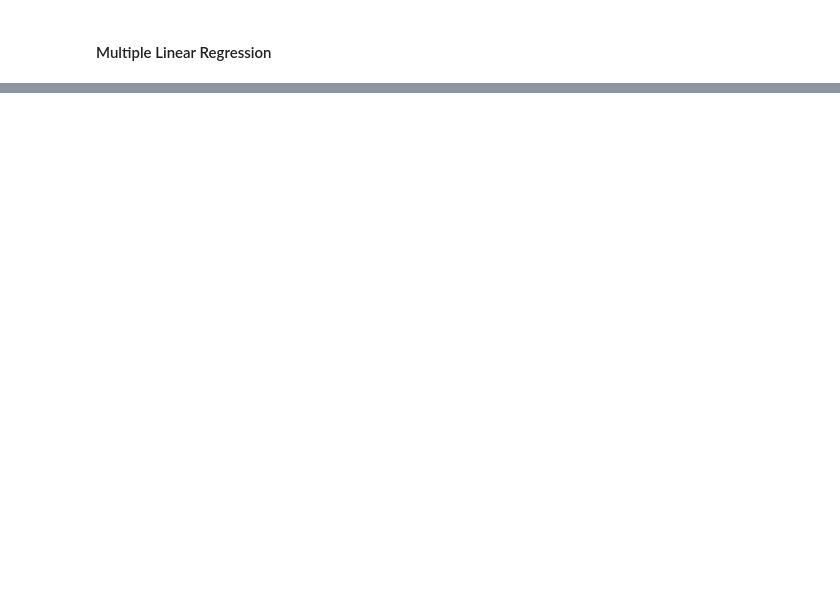
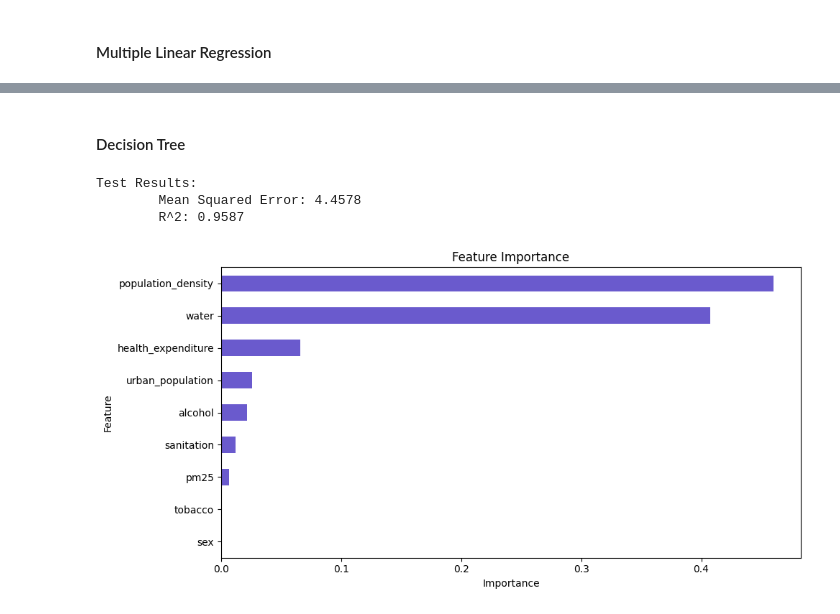
Before and after one commit to Gralerfics/SLDS_Project_OpenStudy, a Jupyter notebook: src/main.ipynb, the cells around one changed output, grey strips where cells are left out. Saved outputs shown, nothing was run; the diff lists cells and outputs as text; code cells hidden in the pictures; blank space fills up the shorter version.

```diff
--- a/src/main.ipynb
+++ b/src/main.ipynb
@@ -122,6 +126,7 @@ else:
 
     merged_df = merged_df.drop(columns = ['Country Code', 'Year Code']).dropna().reset_index(drop = True)
 
+    # Correlation Heatmap (Primtive)
     plt.figure(figsize = (10, 8))
     sns.heatmap(merged_df.corr(), annot = True, cmap = 'coolwarm', fmt = '.2f')
     plt.title('Feature Correlation Heatmap')
@@ -141,14 +146,15 @@ else:
                 # 'diabetes': row['diabetes'],
                 'tuberculosis': row['tuberculosis']
             }
-
         rows = []
         for i, row in dataset.iterrows():
             rows.append({'sex': 0, 'alcohol': row['alcohol_m'], 'tobacco': row['tobacco_m'], **get_reserved_terms(row)}) # , 'mortality': row['mortality_m']})
             rows.append({'sex': 1, 'alcohol': row['alcohol_f'], 'tobacco': row['tobacco_f'], **get_reserved_terms(row)}) # , 'mortality': row['mortality_f']})
         return pd.DataFrame(rows)
+    dataset = add_sex_dummy_variable(merged_df)
 
-    dataset = add_sex_dummy_variable(merged_df)
+    # Features
+    feature_names = ['sex', 'alcohol', 'tobacco', 'pm25', 'water', 'sanitation', 'health_expenditure', 'population_density', 'urban_population']
 
     # Divide into train and test data
     dataset_train, dataset_test = train_test_split(dataset, test_size = 1 - train_data_percentage, random_state = 233)
@@ -299,13 +305,13 @@ def mlr_process(response, predictors):
     test_mse = mean_squared_error(y_test, y_pred)
     test_r2 = r2_score(y_test, y_pred)
 
-    return model, test_mse, test_r2
+    return model, y_pred - y_test, test_mse, test_r2
 
-model, test_mse, test_r2 = mlr_process('tuberculosis', ['sex', 'alcohol', 'tobacco', 'pm25', 'water', 'sanitation', 'health_expenditure', 'population_density', 'urban_population'])
+model_mlr, test_residues_mlr, test_mse_mlr, test_r2_mlr = mlr_process('tuberculosis', feature_names)
 print(f'\nTest Results:')
-print(f'\tMean Squared Error: {test_mse:.4f}')
-print(f'\tR^2: {test_r2:.4f}\n')
-print(model.summary())
+print(f'\tMean Squared Error: {test_mse_mlr:.4f}')
+print(f'\tR^2: {test_r2_mlr:.4f}\n')
+print(model_mlr.summary())
 # %% [output]
 Test Results:
         Mean Squared Error: 25.6760
@@ -324,3 +330,45 @@ Notes:
 [1] Standard Errors assume that the covariance matrix of the errors is correctly specified.
 [2] The condition number is large, 4.28e+07. This might indicate that there are
 strong multicollinearity or other numerical problems.
+# %% [markdown]
+#### Decision Tree
+# %%
+def dt_process(response, predictors):
+    # Prepare data
+    y_train = dataset_train[response].copy()
+    X_train = dataset_train[predictors].copy()
+    y_test = dataset_test[response].copy()
+    X_test = dataset_test[predictors].copy()
+
+    # Train
+    model = DecisionTreeRegressor(random_state = 233)
+    model.fit(X_train, y_train)
+
+    # Test
+    y_pred = model.predict(X_test)
+    test_mse = mean_squared_error(y_test, y_pred)
+    test_r2 = r2_score(y_test, y_pred)
+
+    return model, y_pred - y_test, test_mse, test_r2
+
+model_dt, test_residues_dt, test_mse_dt, test_r2_dt = dt_process('tuberculosis', feature_names)
+print(f'\nTest Results:')
+print(f'\tMean Squared Error: {test_mse_dt:.4f}')
+print(f'\tR^2: {test_r2_dt:.4f}\n')
+
+importance = pd.DataFrame({
+    'Feature': feature_names,
+    'Importance': model_dt.feature_importances_
+}).sort_values(by = 'Importance', ascending = True)
+
+fig, ax = plt.subplots(1, 1, figsize = (10, 5))
+importance.plot(kind = 'barh', x = 'Feature', y = 'Importance', ax = ax, color = 'slateblue', legend = False)
+ax.set_title('Feature Importance')
+ax.set_xlabel('Importance')
+plt.tight_layout()
+plt.show()
+# %% [output]
+Test Results:
+        Mean Squared Error: 4.4578
+        R^2: 0.9587
+[figure, added]
```
Also changed, not shown: parts of 14 cells of this notebook, 16 other files.
